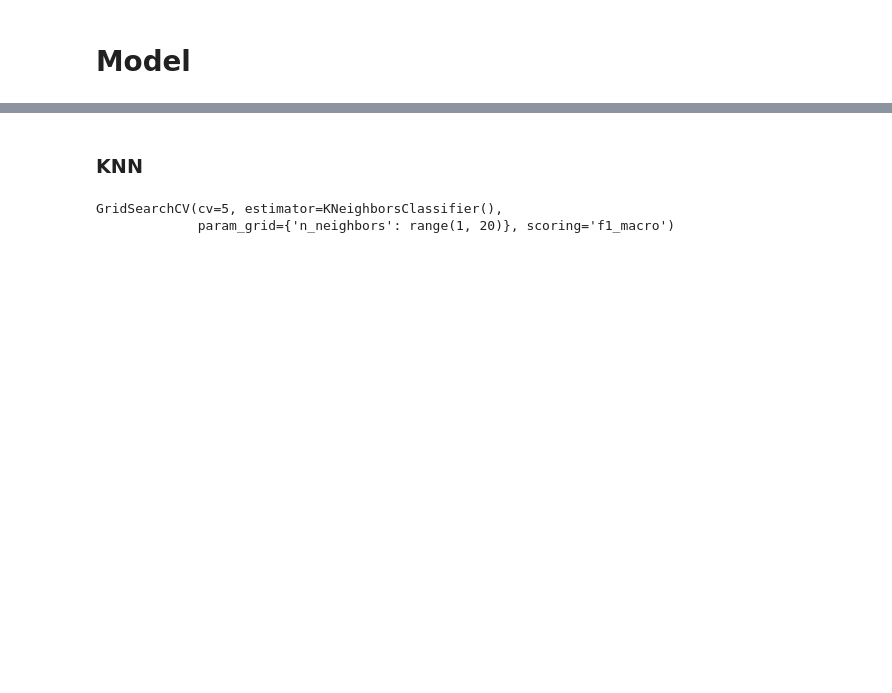
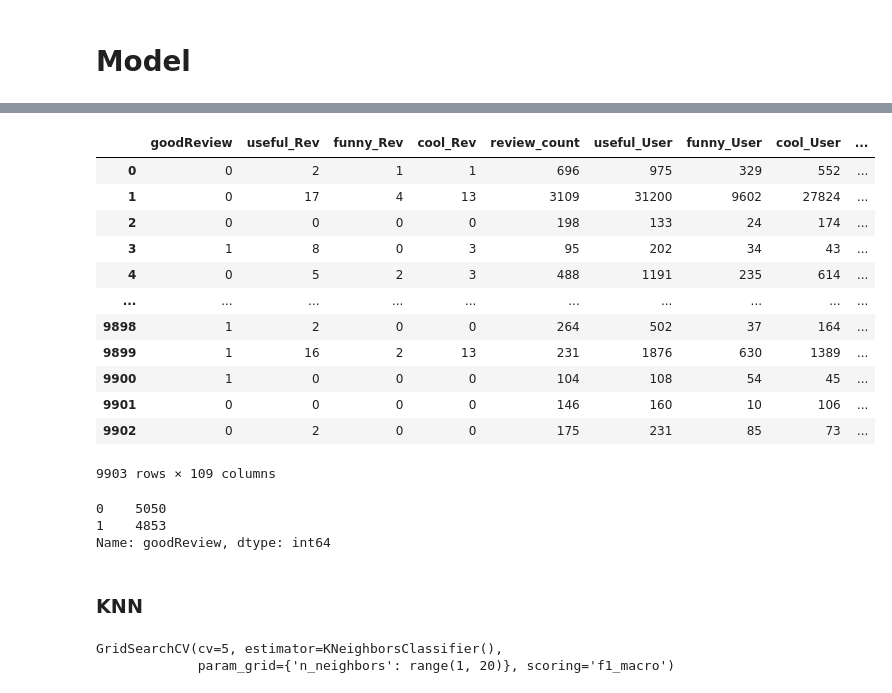
Before and after one commit to jessecho516/CS-334-Final-Project, a Jupyter notebook: fp_q1.ipynb, the cells around one changed output, grey strips where cells are left out. Cells and saved outputs as stored; diff of their text form; code cells hidden in the pictures; blank space fills up the shorter version.

```diff
--- a/fp_q1.ipynb
+++ b/fp_q1.ipynb
@@ -190,0 +216,2 @@ dataFull
+# %%
+dataFullFull = dataFull.merge(onehot, how = 'left', on = 'business_id')
@@ -194,7 +230,8 @@ dataFull
 import seaborn as sns
 import matplotlib.pyplot as plt
 # %%
-dataUseful = dataFull.loc[:, ['goodReview', 'review_count', 'useful_User', 'funny_User', 'cool_User', 'fans', 'average_stars', 'is_home', 'time_since', 'eliteCount', 'numFriends']]
+# dataUseful = dataFull.loc[:, ['goodReview', 'review_count', 'useful_User', 'funny_User', 'cool_User', 'fans', 'average_stars', 'is_home', 'time_since', 'eliteCount', 'numFriends']]
+dataUseful = dataFullFull.drop(columns = ['review_id', 'user_id', 'business_id', 'stars', 'text', 'date', 'name', 'yelping_since', 'elite', 'friends', 'city_x', 'state', 'postal_code', 'latitude', 'longitude', 'city_y', 'business_id_y', 'stars_bus' ])
 # %%
 corrmat = dataUseful.corr()
 f, ax = plt.subplots(figsize = (12, 10))
@@ -207 +242,19 @@ plt.show()
+# %%
+firstcol = dataUseful.pop('goodReview')
+dataUseful.insert(0, 'goodReview', firstcol)
+dataUseful
+# %% [output]
+|  | goodReview | useful_Rev | funny_Rev | cool_Rev | review_count | useful_User | funny_User | cool_User | ... |
+| 0 | 0 | 2 | 1 | 1 | 696 | 975 | 329 | 552 | ... |
+| 1 | 0 | 17 | 4 | 13 | 3109 | 31200 | 9602 | 27824 | ... |
+| 2 | 0 | 0 | 0 | 0 | 198 | 133 | 24 | 174 | ... |
+| 3 | 1 | 8 | 0 | 3 | 95 | 202 | 34 | 43 | ... |
+| 4 | 0 | 5 | 2 | 3 | 488 | 1191 | 235 | 614 | ... |
+| ... | ... | ... | ... | ... | ... | ... | ... | ... | ... |
+| 9898 | 1 | 2 | 0 | 0 | 264 | 502 | 37 | 164 | ... |
+| 9899 | 1 | 16 | 2 | 13 | 231 | 1876 | 630 | 1389 | ... |
+| 9900 | 1 | 0 | 0 | 0 | 104 | 108 | 54 | 45 | ... |
+| 9901 | 0 | 0 | 0 | 0 | 146 | 160 | 10 | 106 | ... |
+| 9902 | 0 | 2 | 0 | 0 | 175 | 231 | 85 | 73 | ... |
+9903 rows × 109 columns
 # %%
@@ -213,6 +266,12 @@ X_ss = scaler.fit_transform(X)
 from sklearn.model_selection import train_test_split
 # %%
 xtrain, xtest, ytrain, ytest = train_test_split(X_ss, y, test_size=0.3)
+# %%
+y.value_counts()
+# %% [output]
+0    5050
+1    4853
+Name: goodReview, dtype: int64
 # %% [markdown]
 ### KNN
 # %%
```
Also changed, not shown: parts of 18 cells of this notebook.
